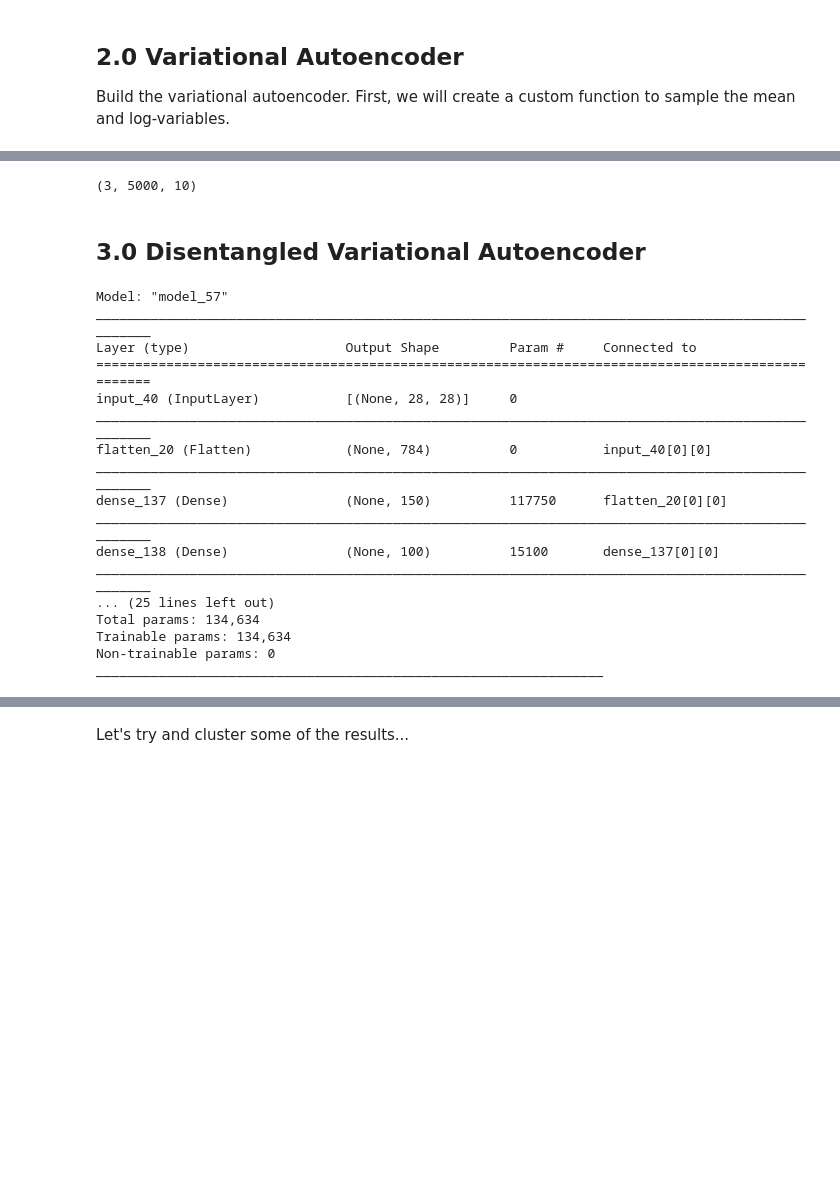
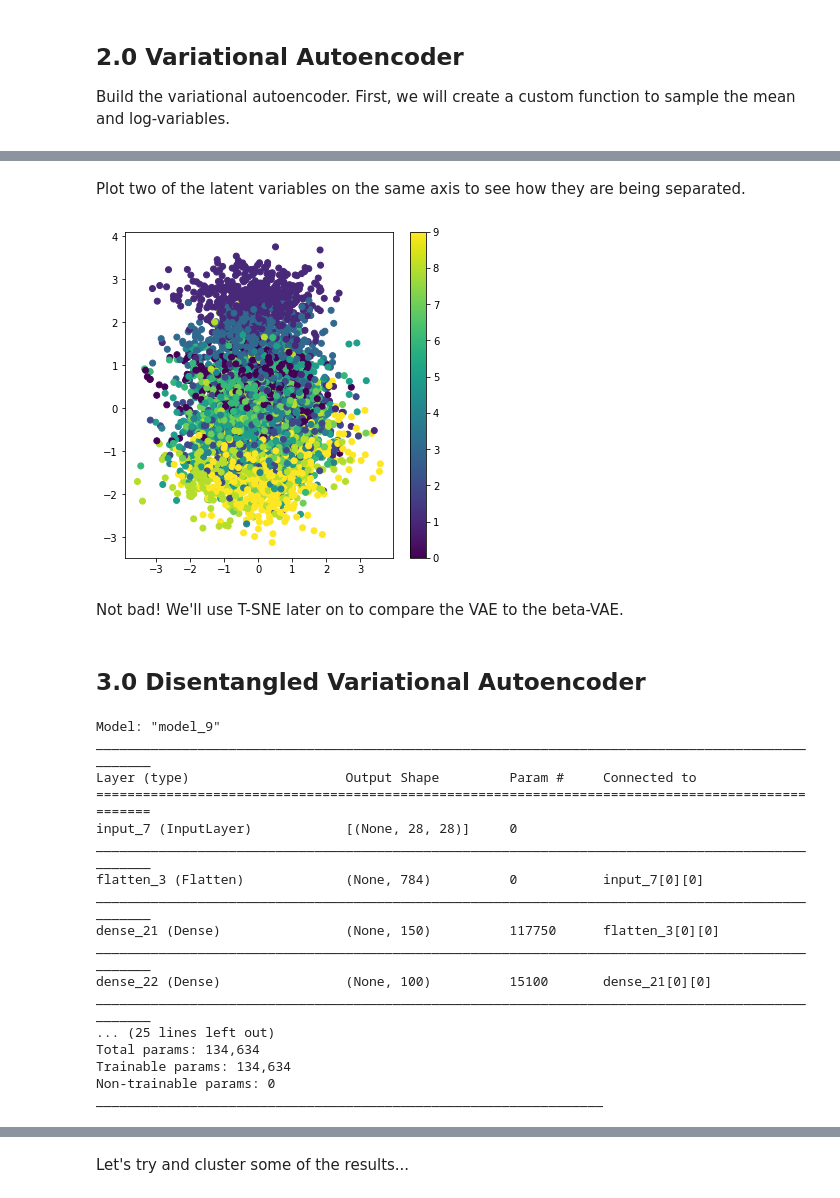
Before and after one commit to tvhahn/autoencoder-sandbox, a Jupyter notebook: notebooks/5.0-variational-autoencoder.ipynb, the cells around one changed output, grey strips where cells are left out. Cells and saved outputs as stored; diff of their text form; code cells hidden in the pictures; blank space fills up the shorter version.

```diff
--- a/notebooks/5.0-variational-autoencoder.ipynb
+++ b/notebooks/5.0-variational-autoencoder.ipynb
@@ -180,7 +178,16 @@ X_valid_vae_encoded = variational_encoder.predict(X_valid, batch_size=128)
-# %%
-np.shape(X_valid_vae_encoded)
-# %% [output]
-(3, 5000, 10)
+# %% [markdown]
+Plot two of the latent variables on the same axis to see how they are being separated.
+# %%
+X_valid_encoded_ae = variational_encoder.predict(X_valid, batch_size=128)
+
+plt.figure(figsize=(6,6))
+plt.scatter(X_valid_encoded_ae[2][:,0], X_valid_encoded_ae[2][:,1], c=y_valid)
+plt.colorbar()
+plt.show()
+# %% [output]
+[figure, added]
+# %% [markdown]
+Not bad! We'll use T-SNE later on to compare the VAE to the beta-VAE.
 # %% [markdown]
 ## 3.0 Disentangled Variational Autoencoder
 # %%
@@ -200,7 +207,7 @@ tf.random.set_seed(42)
 np.random.seed(42)
 
 codings_size = 10
-beta_value = 1
+beta_value = 10
 
 inputs = keras.layers.Input(shape=[28, 28])
 z = keras.layers.Flatten()(inputs)
@@ -238,17 +245,17 @@ log_dir="logs/" + str('vae_') + datetime.datetime.now().strftime("%Y%m%d-%H%M%S"
 tensorboard_callback = tf.keras.callbacks.TensorBoard(log_dir=log_dir, histogram_freq=0,
                                                       update_freq='epoch',profile_batch=0)
 # %% [output]
-Model: "model_57"
+Model: "model_9"
 __________________________________________________________________________________________________
 Layer (type)                    Output Shape         Param #     Connected to
 ==================================================================================================
-input_40 (InputLayer)           [(None, 28, 28)]     0
+input_7 (InputLayer)            [(None, 28, 28)]     0
 __________________________________________________________________________________________________
-flatten_20 (Flatten)            (None, 784)          0           input_40[0][0]
+flatten_3 (Flatten)             (None, 784)          0           input_7[0][0]
 __________________________________________________________________________________________________
-dense_137 (Dense)               (None, 150)          117750      flatten_20[0][0]
+dense_21 (Dense)                (None, 150)          117750      flatten_3[0][0]
 __________________________________________________________________________________________________
-dense_138 (Dense)               (None, 100)          15100       dense_137[0][0]
+dense_22 (Dense)                (None, 100)          15100       dense_21[0][0]
 __________________________________________________________________________________________________
 ... (25 lines left out)
 Total params: 134,634
```
Also changed, not shown: parts of 60 cells of this notebook.
